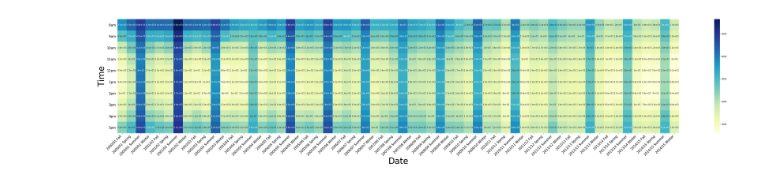
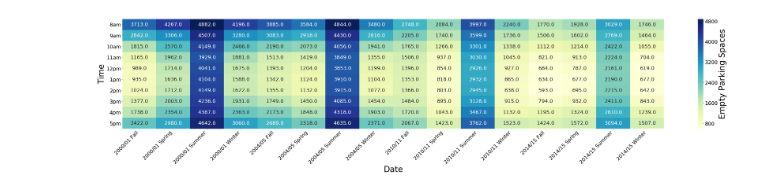
Before and after one commit to Maguilar43/ECE143_FinalProject, a Jupyter notebook: emptyspaces_heatmap.ipynb, the cells around one changed output. Cells and saved outputs as stored; diff of their text form; code cells hidden in the pictures.

Commit message:
Update Empty Spaces Heatmap and Heatmap by locations.

```diff
--- a/emptyspaces_heatmap.ipynb
+++ b/emptyspaces_heatmap.ipynb
@@ -24,11 +24,12 @@ df_La_Jolla_S.head()
 # %%
 s = ['8am','9am','10am','11am','12pm','1pm','2pm','3pm','4pm','5pm']
 df_temp = df_La_Jolla_S.drop(columns = s, axis = 1)
+df_temp = df_temp.loc[(df_temp.year == '2000/01') | (df_temp.year == '2004/05') | (df_temp.year == '2010/11') | (df_temp.year == '2014/15')]
 
 df_temp = df_temp.join(df_La_Jolla_S[s].stack().reset_index(level = 1, drop = True).rename('empty_spaces'))
 df_temp = df_temp.reset_index(drop = True)
 
-time_list = [s[i % 10] for i in range(0,600)]
+time_list = [s[i % 10] for i in range(0,160)]
 df_temp['time'] = time_list
 
 df_temp['date'] = df_temp['year']+ " " +df_temp['quarter']
@@ -55,15 +49,16 @@ spaces_data.head()
 # %%
 spaces_data = df_temp.pivot('time','date','empty_spaces').reindex(s)
 f, ax = plt.subplots(figsize=(60, 10))
-sns.heatmap(spaces_data,annot=True, cmap='YlGnBu',ax=ax)
-
+ax =sns.heatmap(spaces_data,annot=True,fmt = '.1f', cmap='YlGnBu',ax=ax,cbar_kws={'label': 'Empty Parking Spaces'})
+ax.figure.axes[-1].yaxis.label.set_size(40)
 label_y = ax.get_yticklabels()
-plt.setp(label_y, rotation=360, horizontalalignment='right',fontsize = 15)
+plt.setp(label_y, rotation=360, horizontalalignment='right',fontsize = 25)
 label_x = ax.get_xticklabels()
-plt.setp(label_x, rotation=45, horizontalalignment='right',fontsize = 15)
+plt.setp(label_x, rotation=45, horizontalalignment='right',fontsize = 25)
+plt.rcParams['font.size'] = 25
 plt.xlabel('Date', fontsize = 40)
 plt.ylabel('Time', fontsize = 40)
 # plt.savefig('emptyspaces_heatmap_LaJollaCampusS.png')
 plt.show()
 # %% [output]
-[figure, old version]
+[figure, new version]
```
Also changed, not shown: parts of 2 cells of this notebook, 2 other files.
